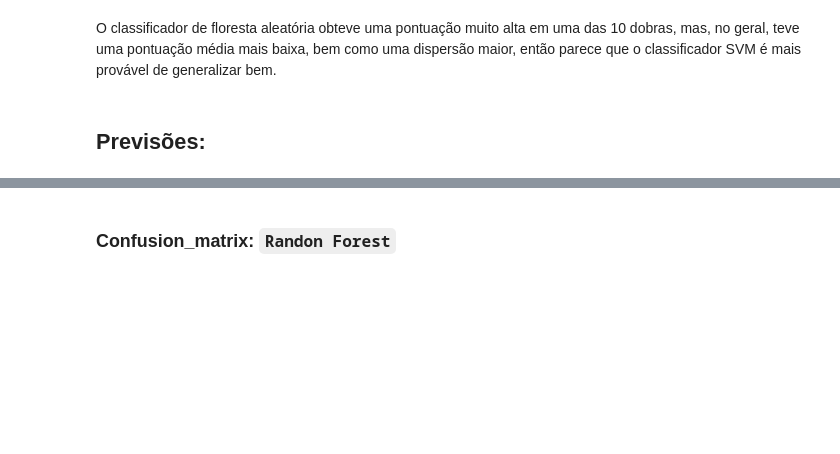
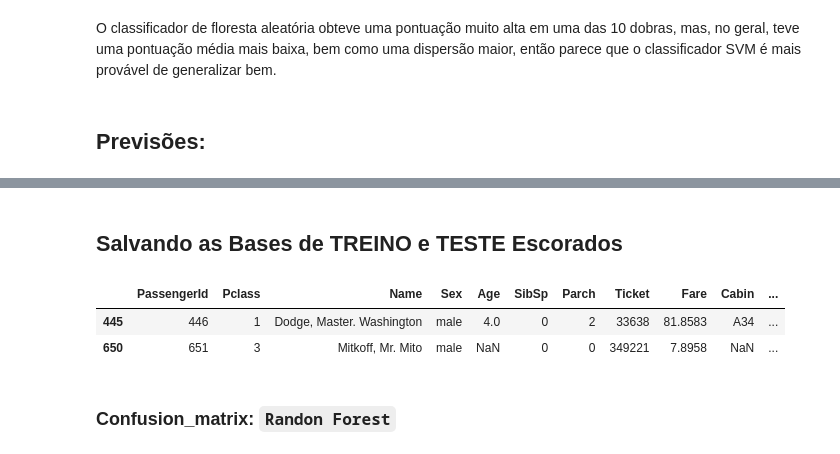
Before and after one commit to espeditoalves/ml-classification-metrics, a Jupyter notebook: notebooks/01_Evaluation.ipynb, the cells around one changed output, grey strips where cells are left out. Saved outputs shown, nothing was run; the diff lists cells and outputs as text; code cells hidden in the pictures; blank space fills up the shorter version.

```diff
--- a/notebooks/01_Evaluation.ipynb
+++ b/notebooks/01_Evaluation.ipynb
@@ -389,3 +398,22 @@ test_data_experimento.head()
 | 840 | 841 | 3 | Alhomaki, Mr. Ilmari Rudolf | male | 20.0 | 0 | 0 | SOTON/O2 3101287 | 7.9250 | NaN | ... |
 | 720 | 721 | 2 | Harper, Miss. Annie Jessie "Nina" | female | 6.0 | 0 | 1 | 248727 | 33.0000 | NaN | ... |
 | 39 | 40 | 3 | Nicola-Yarred, Miss. Jamila | female | 14.0 | 1 | 0 | 2651 | 11.2417 | NaN | ... |
+# %% [markdown]
+## Salvando as Bases de TREINO e TESTE Escorados
+# %%
+train_data_experimento['Survived'] = y_train
+# Escorando a base de treino para calculo de PSI e CSI
+prev_treino_forest_clf = forest_clf.predict(X_train) # Previsão
+prob_treino_forest_clf = forest_clf.predict_proba(X_train)[:, 1] # Probabilidade
+train_data_experimento['y_predi_forest_clf'] = prev_treino_forest_clf
+train_data_experimento['y_proba_forest_clf'] = prob_treino_forest_clf
+
+prev_treino_svm_clf = svm_clf.predict(X_train) # Previsão
+prob_treino_svm_clf = svm_clf.predict_proba(X_train)[:, 1] # Probabilidade
+train_data_experimento['y_predi_svm_clf'] = prev_treino_svm_clf
+train_data_experimento['y_proba_svm_clf'] = prob_treino_svm_clf
+train_data_experimento.head(2)
+# %% [output]
+|  | PassengerId | Pclass | Name | Sex | Age | SibSp | Parch | Ticket | Fare | Cabin | ... |
+| 445 | 446 | 1 | Dodge, Master. Washington | male | 4.0 | 0 | 2 | 33638 | 81.8583 | A34 | ... |
+| 650 | 651 | 3 | Mitkoff, Mr. Mito | male | NaN | 0 | 0 | 349221 | 7.8958 | NaN | ... |
```
Also changed, not shown: parts of 13 cells of this notebook.
